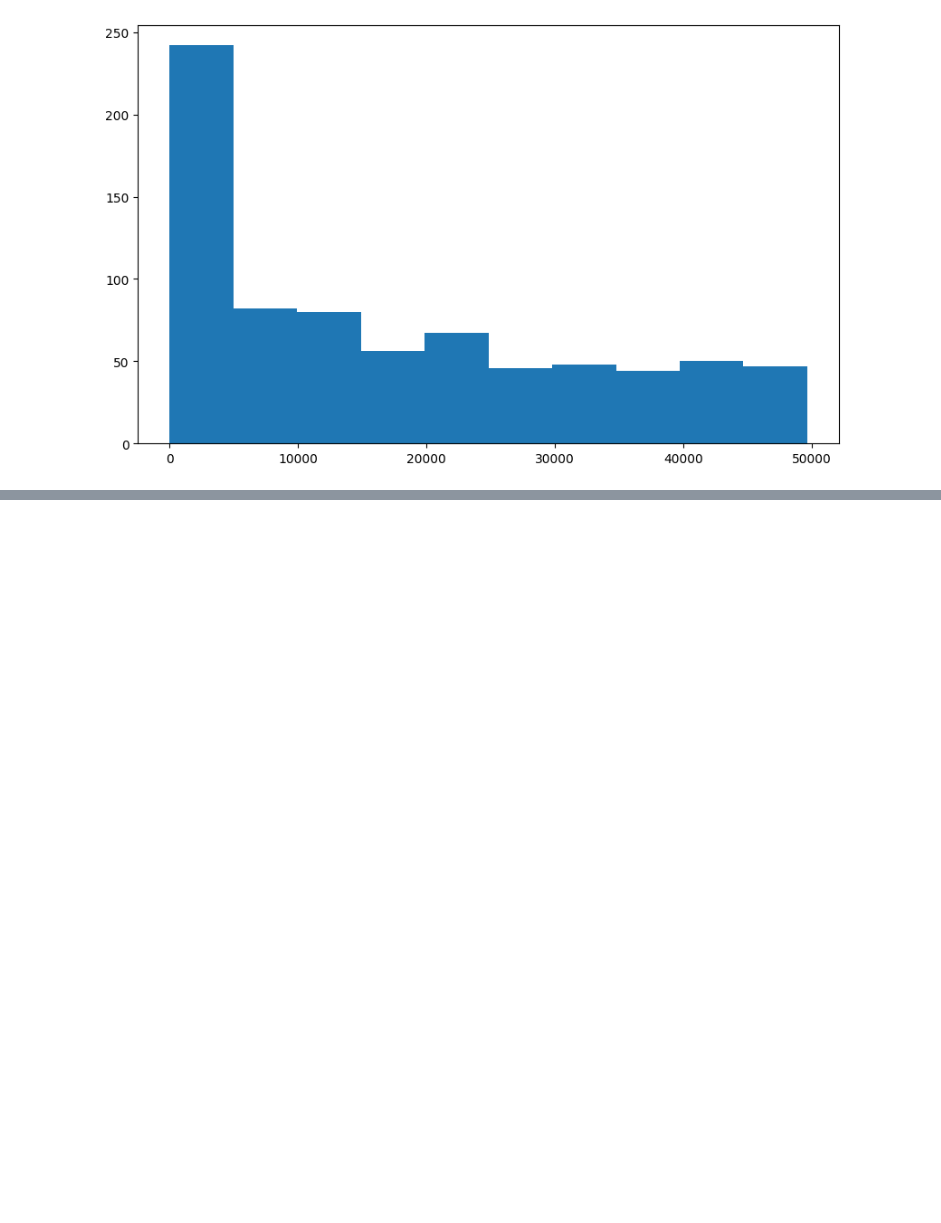
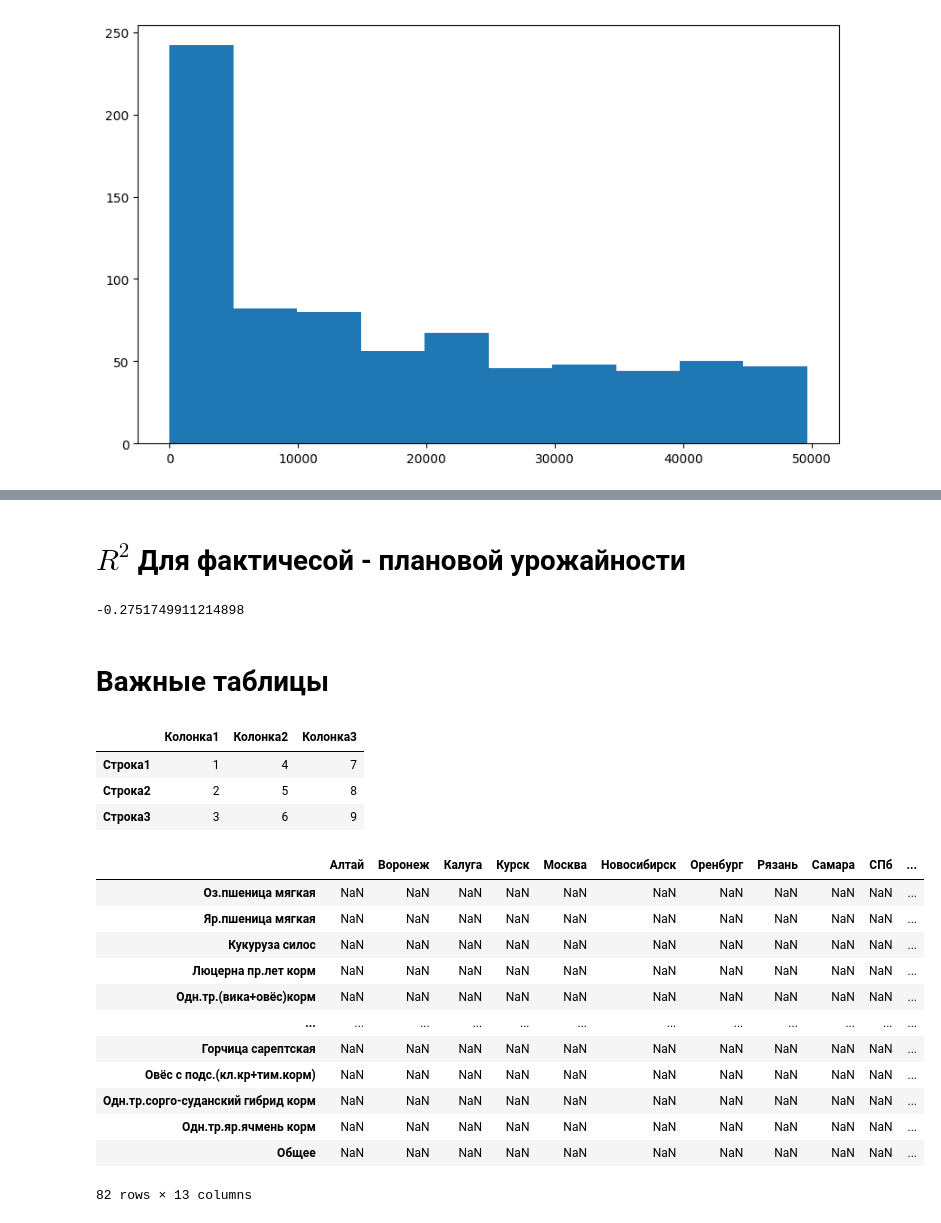
Before and after one commit to VladSunny/DANO_EKONIVA, a Jupyter notebook: notebooks/reborn.ipynb, the cells around one changed output, grey strips where cells are left out. Drawn from its saved outputs; the diff is of its cells as text; code cells hidden in the pictures; blank space fills up the shorter version.

```diff
--- a/notebooks/reborn.ipynb
+++ b/notebooks/reborn.ipynb
@@ -798,0 +799,2 @@ plt.boxplot(df_main_clear.query('кг_fert > 0')['кг_fert'], showfliers=True)
+# %% [markdown]
+# $R^2$ Для фактичесой - плановой урожайности
@@ -798,0 +803,51 @@ plt.boxplot(df_main_clear.query('кг_fert > 0')['кг_fert'], showfliers=True)
+# %%
+y_fact = df_main_clear['yield_fact']
+y_pred = df_main_clear['yield_plan']
+
+r2_score(y_fact, y_pred)
+# %% [output]
+-0.2751749911214898
+# %% [markdown]
+# Важные таблицы
+# %%
+crops = list(df_main_clear['crop'].unique())
+regions = list(df_main_clear['region'].unique())
+
+crops.append('Общее')
+regions.append('Общее')
+# %%
+import pandas as pd
+
+data = {
+    "Колонка1": [1, 2, 3],
+    "Колонка2": [4, 5, 6],
+    "Колонка3": [7, 8, 9]
+}
+index_names = ["Строка1", "Строка2", "Строка3"]
+
+df = pd.DataFrame(data, index=index_names)
+
+df
+# %% [output]
+|  | Колонка1 | Колонка2 | Колонка3 |
+| Строка1 | 1 | 4 | 7 |
+| Строка2 | 2 | 5 | 8 |
+| Строка3 | 3 | 6 | 9 |
+# %%
+coffee_r2 = pd.DataFrame(data=np.nan, index=crops, columns=regions)
+
+coffee_r2
+# %% [output]
+|  | Алтай | Воронеж | Калуга | Курск | Москва | Новосибирск | Оренбург | Рязань | Самара | СПб | ... |
+| Оз.пшеница мягкая | NaN | NaN | NaN | NaN | NaN | NaN | NaN | NaN | NaN | NaN | ... |
+| Яр.пшеница мягкая | NaN | NaN | NaN | NaN | NaN | NaN | NaN | NaN | NaN | NaN | ... |
+| Кукуруза силос | NaN | NaN | NaN | NaN | NaN | NaN | NaN | NaN | NaN | NaN | ... |
+| Люцерна пр.лет корм | NaN | NaN | NaN | NaN | NaN | NaN | NaN | NaN | NaN | NaN | ... |
+| Одн.тр.(вика+овёс)корм | NaN | NaN | NaN | NaN | NaN | NaN | NaN | NaN | NaN | NaN | ... |
+| ... | ... | ... | ... | ... | ... | ... | ... | ... | ... | ... | ... |
+| Горчица сарептская | NaN | NaN | NaN | NaN | NaN | NaN | NaN | NaN | NaN | NaN | ... |
+| Овёс с подс.(кл.кр+тим.корм) | NaN | NaN | NaN | NaN | NaN | NaN | NaN | NaN | NaN | NaN | ... |
+| Одн.тр.сорго-суданский гибрид корм | NaN | NaN | NaN | NaN | NaN | NaN | NaN | NaN | NaN | NaN | ... |
+| Одн.тр.яр.ячмень корм | NaN | NaN | NaN | NaN | NaN | NaN | NaN | NaN | NaN | NaN | ... |
+| Общее | NaN | NaN | NaN | NaN | NaN | NaN | NaN | NaN | NaN | NaN | ... |
+82 rows × 13 columns
```
Also changed, not shown: parts of 13 cells of this notebook.
